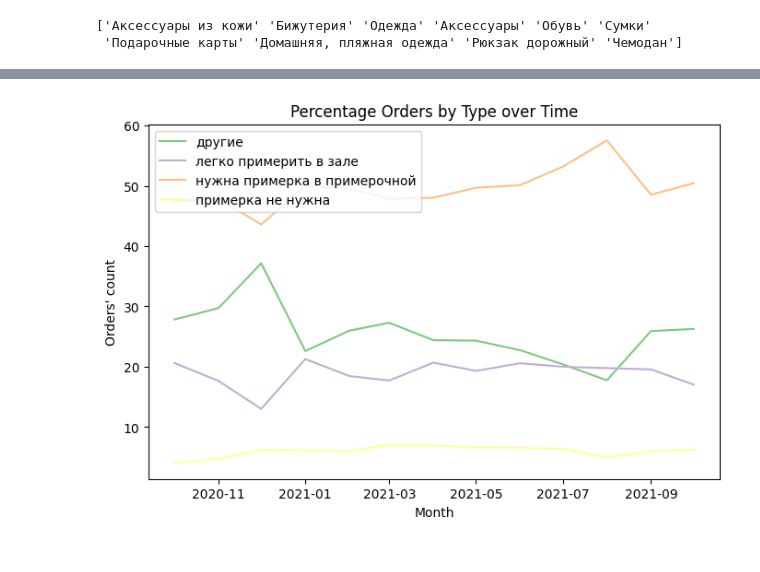
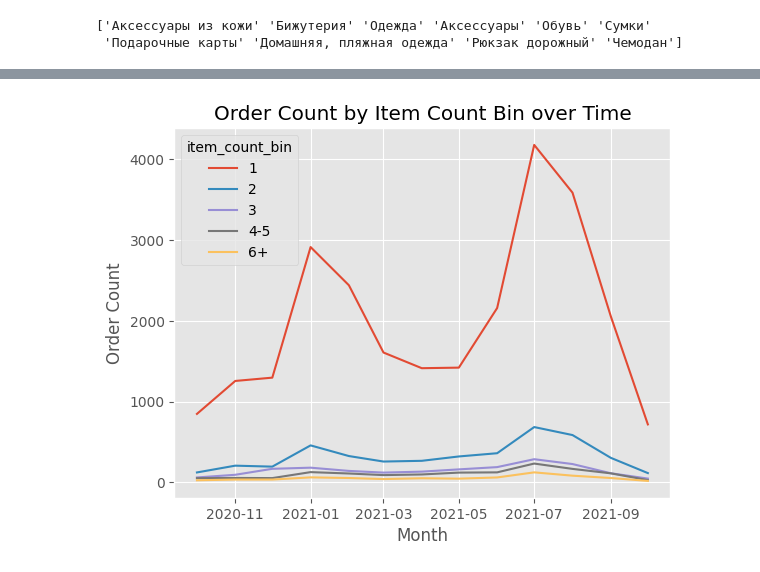
Before and after one commit to overthemoon0/test-tsum, a Jupyter notebook: test_tsum.ipynb, the cells around one changed output, grey strips where cells are left out. Drawn from its saved outputs; the diff is of its cells as text; code cells hidden in the pictures.

```diff
--- a/test_tsum.ipynb
+++ b/test_tsum.ipynb
@@ -2,6 +2,10 @@
 import pandas as pd
 import matplotlib.pyplot as plt
 import seaborn as sns
+pd.set_option('display.max_columns', 30)
+pd.options.display.float_format = '{:.2f}'.format
+%matplotlib inline
+plt.style.use('ggplot')
 # %%
 df = pd.read_excel('Тестовое задание - Анализ заказов ПВЗ (данные).xlsx', index_col=0)
 df.head(2)
@@ -118,0 +199,3 @@ res.head()
+# %%
+easy_to_wear = order_statistics_expanded[order_statistics_expanded['Group'] == 'легко примерить в зале']
+easy_to_wear.head(2)
@@ -118,0 +226,4 @@ res.head()
+# %%
+bins = [1, 2, 3, 4, 6, float('inf')]  # bins: 1, 2, 3, 4-5, 6+
+labels = ['1', '2', '3', '4-5', '6+']
+easy_to_wear['item_count_bin'] = pd.cut(easy_to_wear['Обувь'], bins=bins, labels=labels, right=False)
@@ -118,0 +236,3 @@ res.head()
+# %%
+summary = easy_to_wear.groupby([ 'item_count_bin', 'Month'])['Journal_id'].count().reset_index().rename(columns={'Journal_id':'order_count'})
+summary.sample(2)
@@ -119,14 +255,11 @@ res.head()
 # %%
-
-#res['Month'] = res['Month'].dt.to_timestamp()
-#res['Order_count'] = pd.to_numeric(res['Order_count'])
-
-plt.figure(figsize=(8, 5))
-sns.lineplot(data=res, x='Month', y='Percentage_Total_Count', hue='Group', palette='Accent')
-plt.title('Percentage Orders by Type over Time')
+if summary['Month'].dtype != '<M8[ns]':
+    summary['Month'] = summary['Month'].dt.to_timestamp()
+summary['order_count'] = pd.to_numeric(summary['order_count'], errors='coerce')
+sns.lineplot(data=summary, x='Month', y='order_count', hue='item_count_bin')
+plt.title('Order Count by Item Count Bin over Time')
 plt.xlabel('Month')
-plt.ylabel("Orders' count")
-plt.legend(loc='upper left')
+plt.ylabel('Order Count')
 plt.show()
 # %% [output]
-[figure, old version]
+[figure, new version]
```
Also changed, not shown: parts of 39 cells of this notebook.
